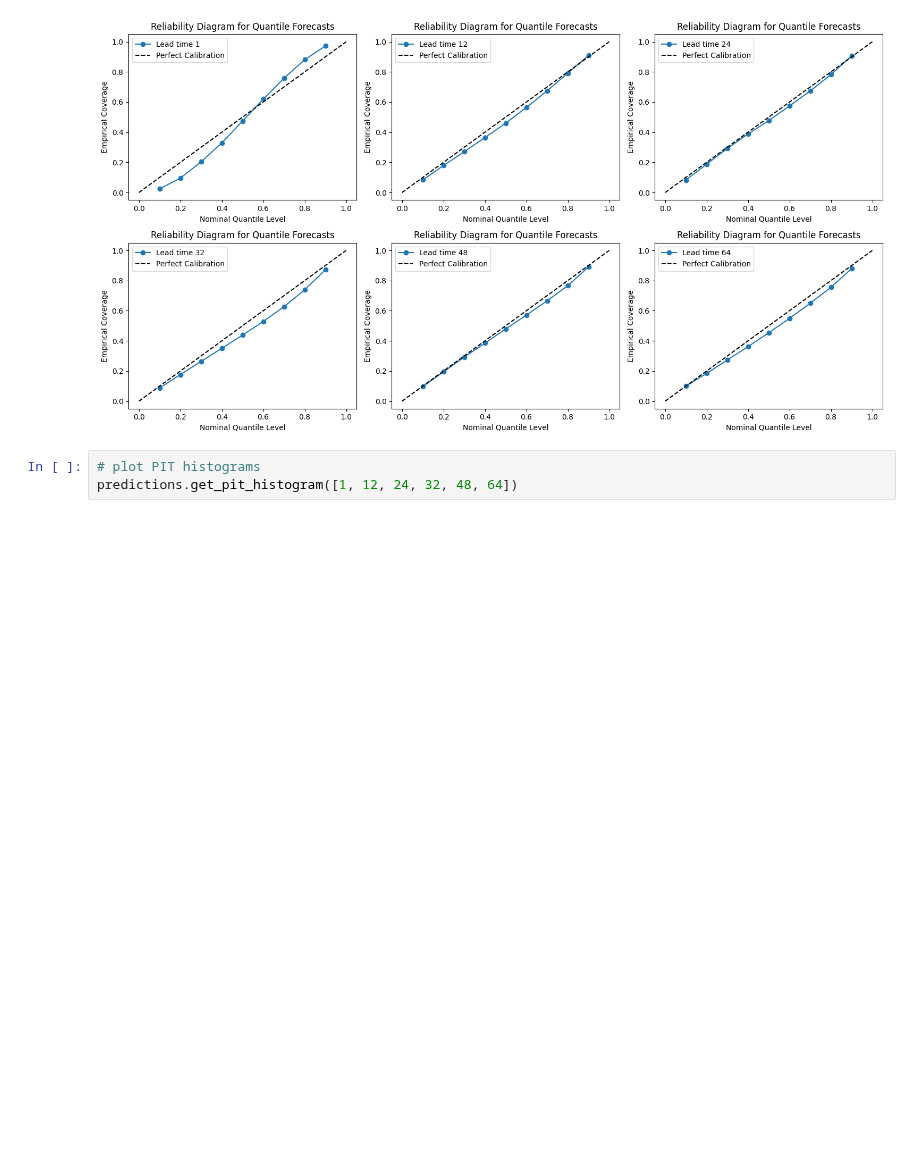
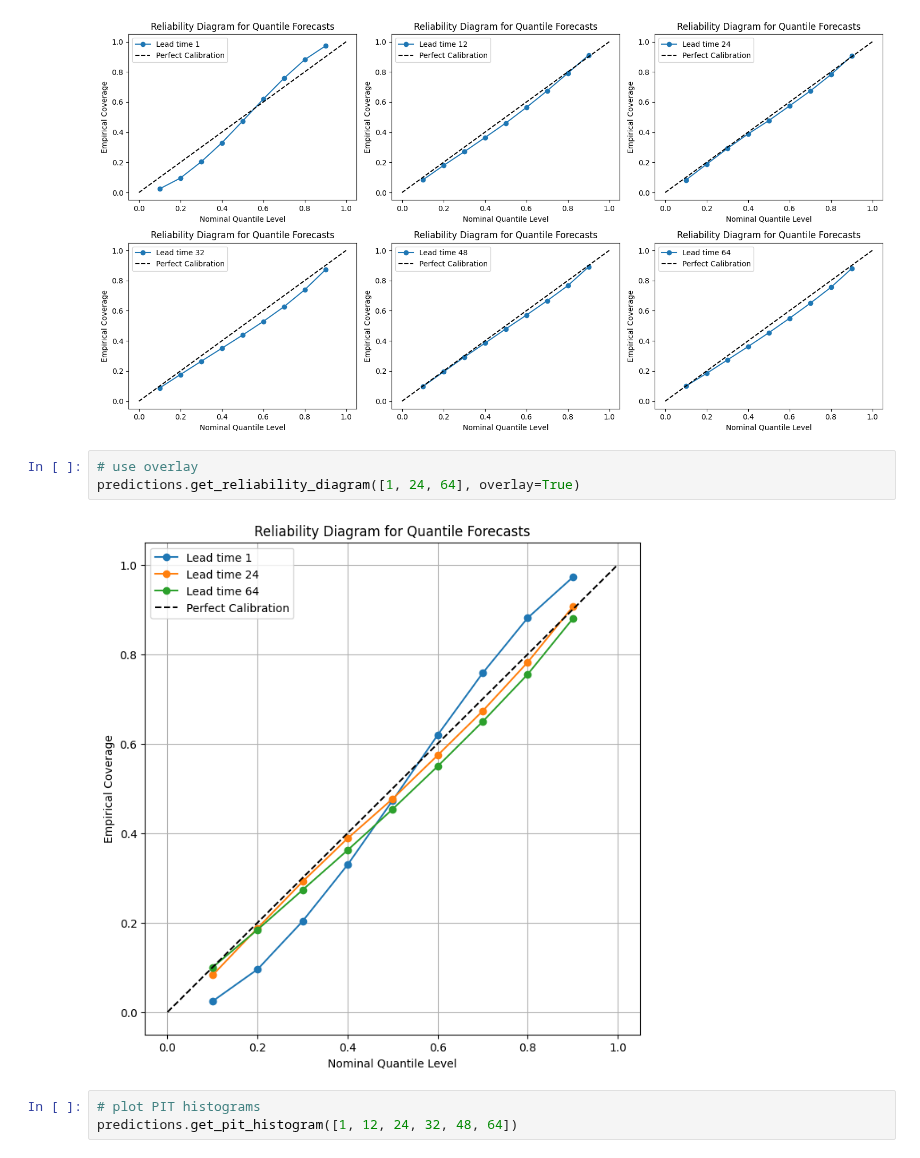
Before and after one commit to LouisSko/master-thesis, a Jupyter notebook: notebook.ipynb, the cells around one changed output. Drawn from its saved outputs; the diff is of its cells as text; blank space fills up the shorter version.

```diff
--- a/notebook.ipynb
+++ b/notebook.ipynb
@@ -132,6 +132,11 @@ predictions.get_reliability_diagram([1, 12, 24, 32, 48, 64])
 # %% [output]
 <Figure size 800x800 with 0 Axes>
 [figure]
+# %%
+# use overlay
+predictions.get_reliability_diagram([1, 24, 64], overlay=True)
+# %% [output]
+[figure, added]
 # %%
 # plot PIT histograms
 predictions.get_pit_histogram([1, 12, 24, 32, 48, 64])
```
